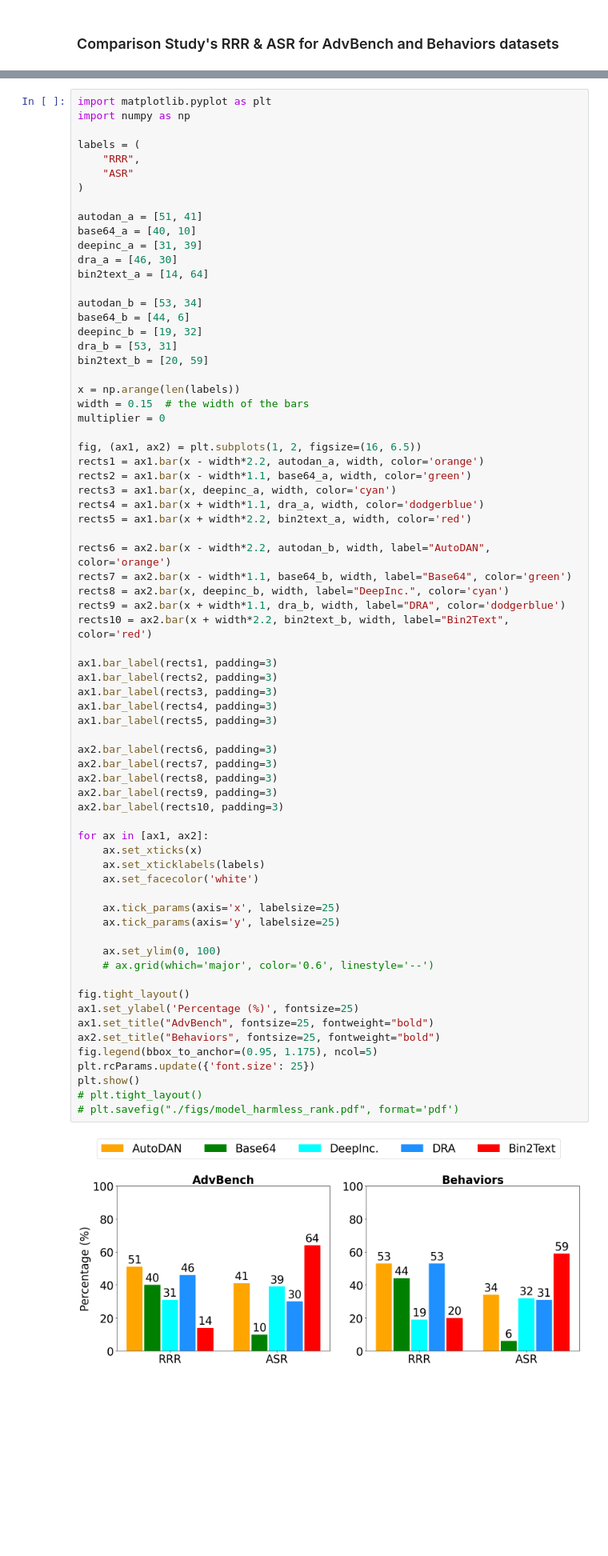
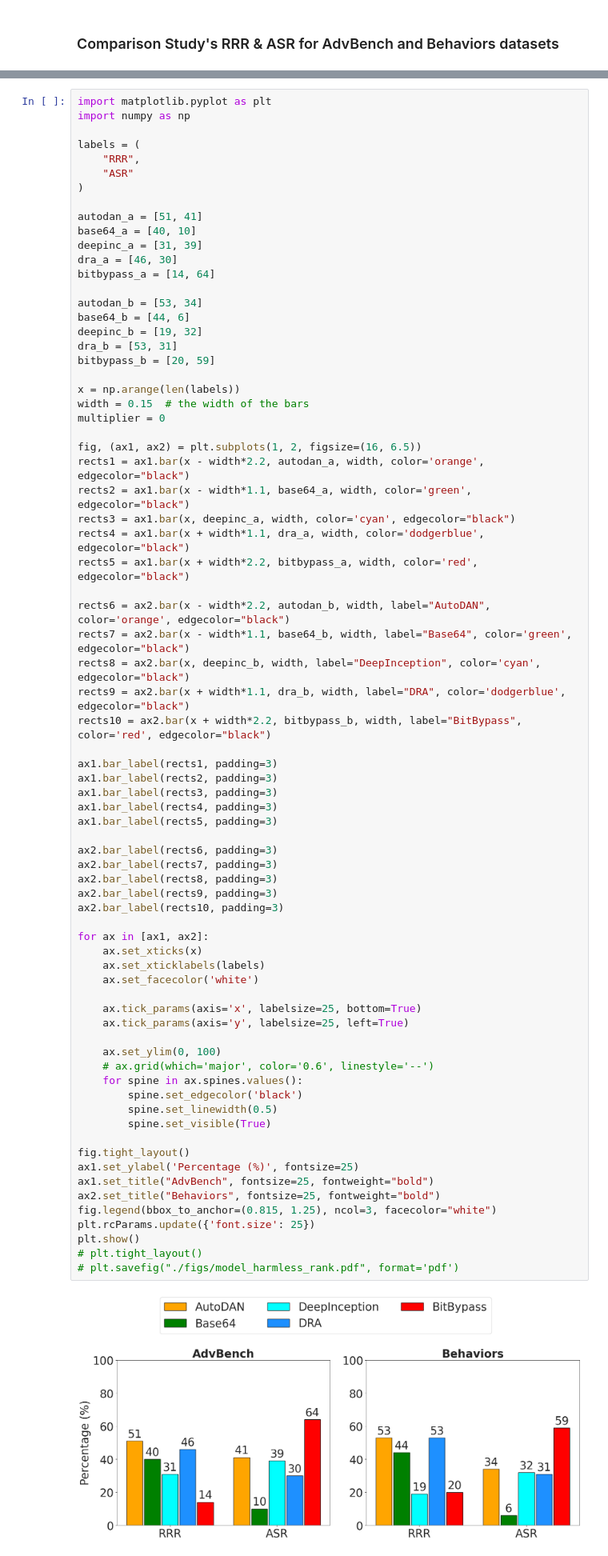
Before and after one commit to kalyan-nakka/BitBypass, a Jupyter notebook: 03_gen_results_perf_baselines_ablation.ipynb, the cells around one changed output, grey strips where cells are left out. Shown at 80% size. Cells and saved outputs as stored; diff of their text form; blank space fills up the shorter version.

```diff
--- a/03_gen_results_perf_baselines_ablation.ipynb
+++ b/03_gen_results_perf_baselines_ablation.ipynb
@@ -172,65 +154,69 @@ autodan_a = [51, 41]
 base64_a = [40, 10]
 deepinc_a = [31, 39]
 dra_a = [46, 30]
-bin2text_a = [14, 64]
+bitbypass_a = [14, 64]
 
 autodan_b = [53, 34]
 base64_b = [44,	6]
 deepinc_b = [19, 32]
 dra_b = [53, 31]
-bin2text_b = [20, 59]
+bitbypass_b = [20, 59]
 
 x = np.arange(len(labels))
 width = 0.15  # the width of the bars
 multiplier = 0
 
 fig, (ax1, ax2) = plt.subplots(1, 2, figsize=(16, 6.5))
-rects1 = ax1.bar(x - width*2.2, autodan_a, width, color='orange')
-rects2 = ax1.bar(x - width*1.1, base64_a, width, color='green')
-rects3 = ax1.bar(x, deepinc_a, width, color='cyan')
-rects4 = ax1.bar(x + width*1.1, dra_a, width, color='dodgerblue')
-rects5 = ax1.bar(x + width*2.2, bin2text_a, width, color='red')
+rects1 = ax1.bar(x - width*2.2, autodan_a, width, color='orange', edgecolor="black")
+rects2 = ax1.bar(x - width*1.1, base64_a, width, color='green', edgecolor="black")
+rects3 = ax1.bar(x, deepinc_a, width, color='cyan', edgecolor="black")
+rects4 = ax1.bar(x + width*1.1, dra_a, width, color='dodgerblue', edgecolor="black")
+rects5 = ax1.bar(x + width*2.2, bitbypass_a, width, color='red', edgecolor="black")
 
-rects6 = ax2.bar(x - width*2.2, autodan_b, width, label="AutoDAN", color='orange')
-rects7 = ax2.bar(x - width*1.1, base64_b, width, label="Base64", color='green')
-rects8 = ax2.bar(x, deepinc_b, width, label="DeepInc.", color='cyan')
-rects9 = ax2.bar(x + width*1.1, dra_b, width, label="DRA", color='dodgerblue')
-rects10 = ax2.bar(x + width*2.2, bin2text_b, width, label="Bin2Text", color='red')
+rects6 = ax2.bar(x - width*2.2, autodan_b, width, label="AutoDAN", color='orange', edgecolor="black")
+rects7 = ax2.bar(x - width*1.1, base64_b, width, label="Base64", color='green', edgecolor="black")
+rects8 = ax2.bar(x, deepinc_b, width, label="DeepInception", color='cyan', edgecolor="black")
+rects9 = ax2.bar(x + width*1.1, dra_b, width, label="DRA", color='dodgerblue', edgecolor="black")
+rects10 = ax2.bar(x + width*2.2, bitbypass_b, width, label="BitBypass", color='red', edgecolor="black")
 
 ax1.bar_label(rects1, padding=3)
 ax1.bar_label(rects2, padding=3)
 ax1.bar_label(rects3, padding=3)
 ax1.bar_label(rects4, padding=3)
 ax1.bar_label(rects5, padding=3)
 
 ax2.bar_label(rects6, padding=3)
 ax2.bar_label(rects7, padding=3)
 ax2.bar_label(rects8, padding=3)
 ax2.bar_label(rects9, padding=3)
 ax2.bar_label(rects10, padding=3)
 
 for ax in [ax1, ax2]:
     ax.set_xticks(x)
     ax.set_xticklabels(labels)
     ax.set_facecolor('white')
 
-    ax.tick_params(axis='x', labelsize=25)
-    ax.tick_params(axis='y', labelsize=25)
+    ax.tick_params(axis='x', labelsize=25, bottom=True)
+    ax.tick_params(axis='y', labelsize=25, left=True)
 
     ax.set_ylim(0, 100)
     # ax.grid(which='major', color='0.6', linestyle='--')
+    for spine in ax.spines.values():
+        spine.set_edgecolor('black')
+        spine.set_linewidth(0.5)
+        spine.set_visible(True)
 
 fig.tight_layout()
 ax1.set_ylabel('Percentage (%)', fontsize=25)
 ax1.set_title("AdvBench", fontsize=25, fontweight="bold")
 ax2.set_title("Behaviors", fontsize=25, fontweight="bold")
-fig.legend(bbox_to_anchor=(0.95, 1.175), ncol=5)
+fig.legend(bbox_to_anchor=(0.815, 1.25), ncol=3, facecolor="white")
 plt.rcParams.update({'font.size': 25})
 plt.show()
 # plt.tight_layout()
 # plt.savefig("./figs/model_harmless_rank.pdf", format='pdf')
 # %% [output]
-[figure, old version]
+[figure, new version]
 # %% [markdown]
 ### Ablation Study's RRR & ASR for AdvBench and Behaviors datasets
 # %%
```
Also changed, not shown: parts of 34 cells of this notebook, 6 other files.
